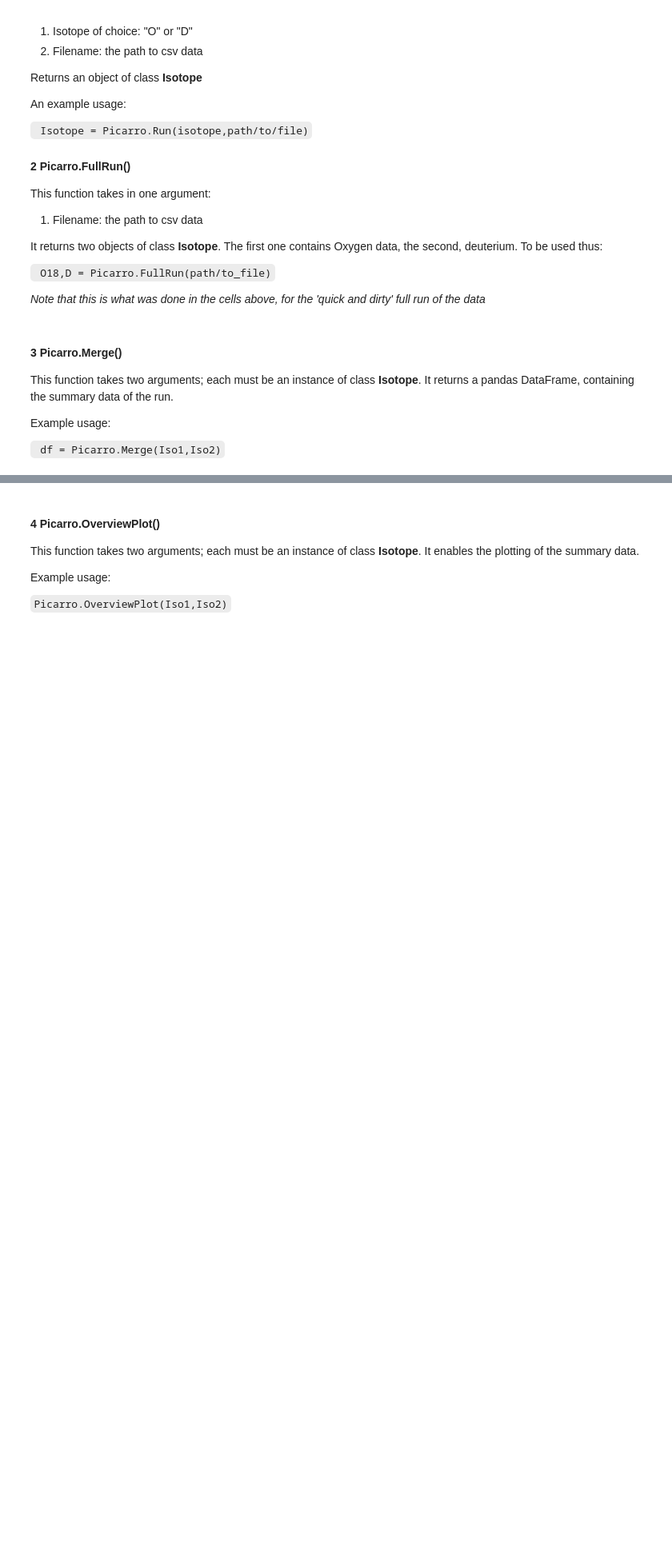
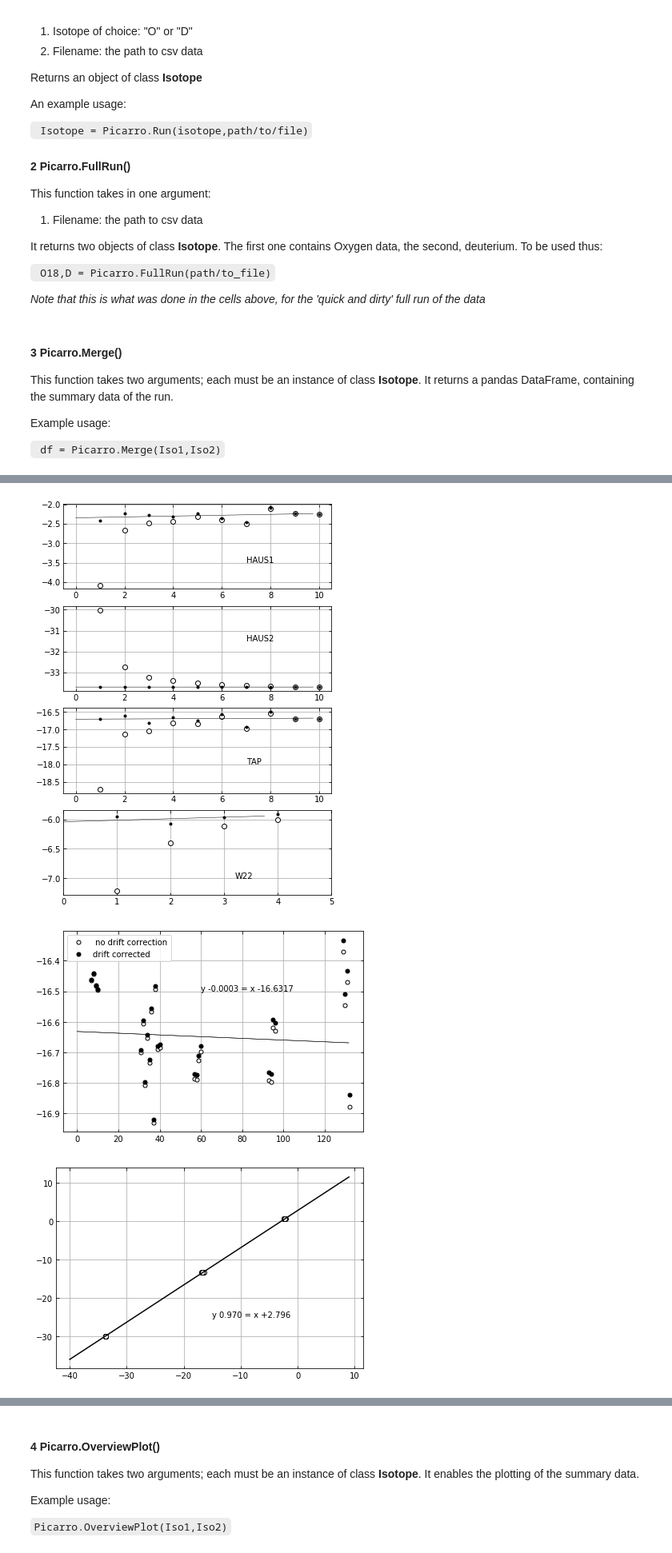
Before and after one commit to tr1813/picarro-calculator, a Jupyter notebook: ipynb/Picarro class.ipynb, the cells around one changed output, grey strips where cells are left out. Shown: that part at 80% size. Drawn from its saved outputs; the diff is of its cells as text; code cells hidden in the pictures; blank space fills up the shorter version.

```diff
--- a/ipynb/Picarro class.ipynb
+++ b/ipynb/Picarro class.ipynb
@@ -146,0 +128,8 @@ O18.run_overview
+# %%
+RUN.O18.memCorrPlot("O")
+RUN.O18.driftCorrPlot("O")
+RUN.O18.VSMOWCorrPlot("O")
+# %% [output]
+[figure, added]
+[figure, added]
+[figure, added]
```
Also changed, not shown: parts of 10 cells of this notebook, 2 other files.
